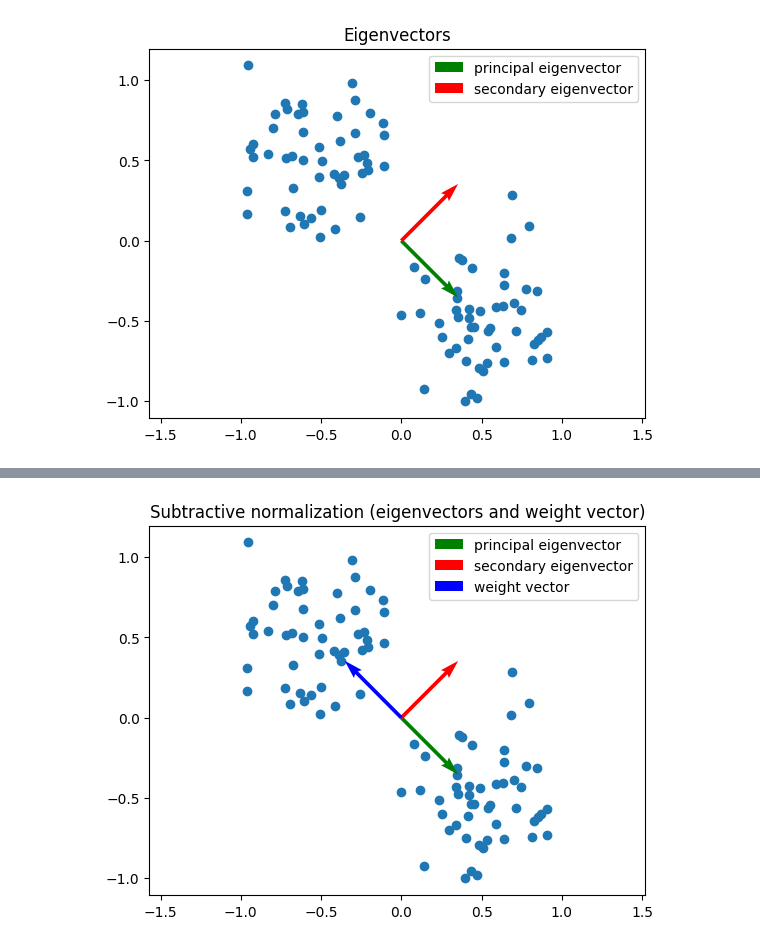
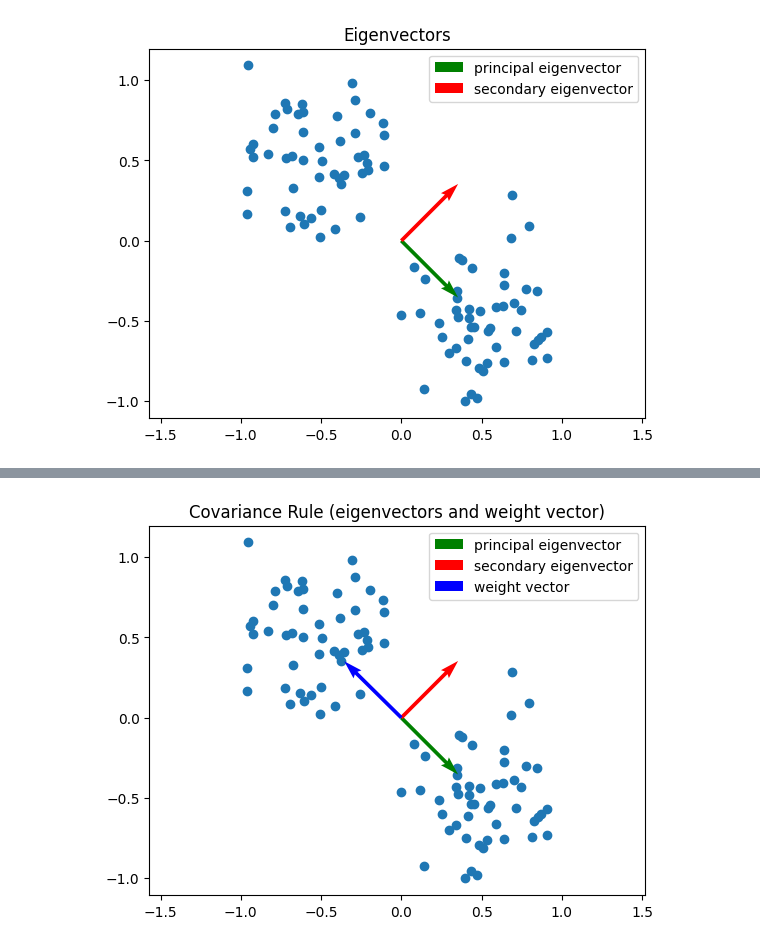
Before and after one commit to g-lago8/ComputationalNeuroScience, a Jupyter notebook: LAB2/assignment2.ipynb, the cells around one changed output, grey strips where cells are left out. Cells and saved outputs as stored; diff of their text form; code cells hidden in the pictures.

```diff
--- a/LAB2/assignment2.ipynb
+++ b/LAB2/assignment2.ipynb
@@ -160,20 +252,37 @@ plt.show()
 # %%
-class SubtractiveNorm(Hebbian):
+class CovarianceRule():
     def __init__(self, dim) -> None:
-        super().__init__(dim)
+        self.w = (np.random.rand(1, dim) - 0.5) * 2 # weight vector in range [-1, 1]
 
-    def train(self, data, eta, n_epochs):
+    def train(self, data, eta, n_epochs, update, theta=None):
         # shuffle the data
         np.random.shuffle(data)
-        self.ws = []
-        n_u =len(self.w)
-        n=np.ones_like(data[0])
+        u_bar = np.mean(data, axis=0)
+
+        ws = []
+
         for epoch in range(n_epochs):
+
             for u in data:
-                v = np.dot(self.w, u.T)
+                # w<- Cw
+                if update =='covariance matrix':
+                    C = np.outer(u - u_bar, u - u_bar)
+                    self.w += eta*(C @ self.w.T).T
+                # w<- w + v*(u-theta_u)
+                elif update == 'u':
+                    if theta is None:
+                        theta = u_bar
+                    v = np.dot(self.w, u.T)
+                    self.w+= eta* v* (u - theta)
+                # w<- w + (v -theta_v)*u
+                elif update == 'v':
+                    v_bar = np.dot(self.w, u_bar.T)
+                    if theta is None:
+                        theta = v_bar
+                    v = np.dot(self.w, u.T)
+                    self.w+= eta* (v - theta)* u
 
-                self.w += eta*v*(u - (np.dot(u,n))*n/n_u)
 
-                self.ws.append(self.w.copy())
-        return np.array(self.ws).squeeze()
+                ws.append(self.w.copy())
+        return np.array(ws).squeeze()
 # %%
@@ -182,15 +291,15 @@ ws = sub_norm.train(data, 0.01, 20)
 # %%
 plt.scatter(data[:,0], data[:,1])
-# plot the eigenvectors
+# plot the eigenvectors\
 plt.quiver(0, 0, principal_eigenvector[0], principal_eigenvector[1], scale= 2, scale_units='xy', angles='xy', color='g', label='principal eigenvector')
 plt.quiver(0, 0, secondary_eigenvector[0], secondary_eigenvector[1], scale=2, scale_units='xy', angles='xy', color='r', label='secondary eigenvector')
 
 # plot the weight vector
-norm_w = sub_norm.w / np.linalg.norm(sub_norm.w)
+norm_w = cov_net.w / np.linalg.norm(cov_net.w)
 plt.quiver(0, 0, norm_w[0,0], norm_w[0,1], scale=2, scale_units='xy', angles='xy', color='b', label='weight vector')
 plt.axis('equal')
 plt.legend()
-plt.title('Subtractive normalization (eigenvectors and weight vector)')
+plt.title('Covariance Rule (eigenvectors and weight vector)')
 plt.show()
 # %% [output]
-[figure, old version]
+[figure, new version]
```
Also changed, not shown: parts of 28 cells of this notebook.
